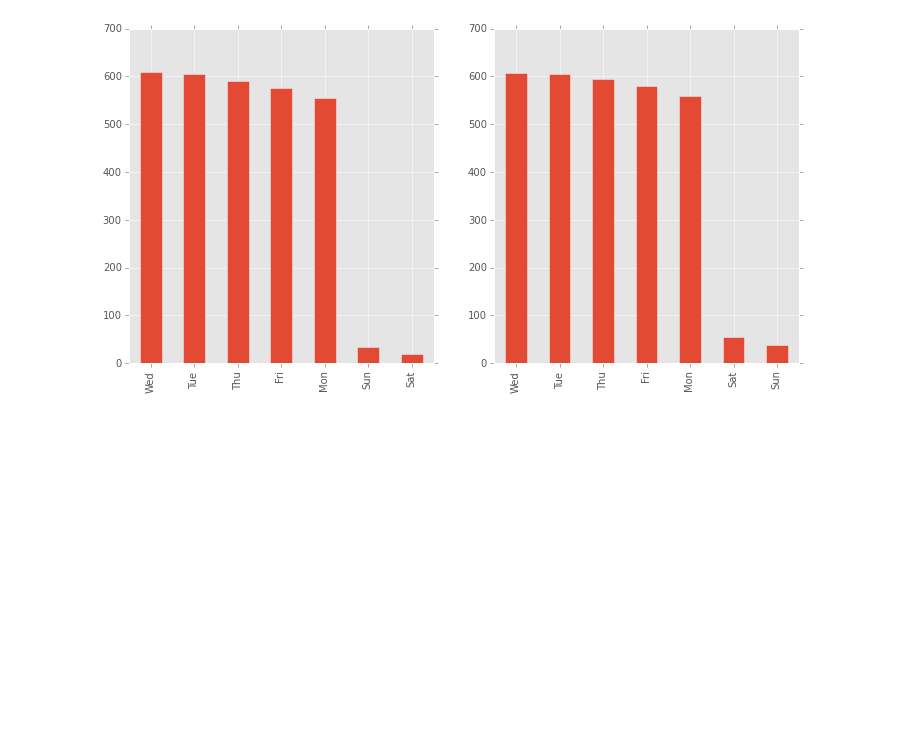
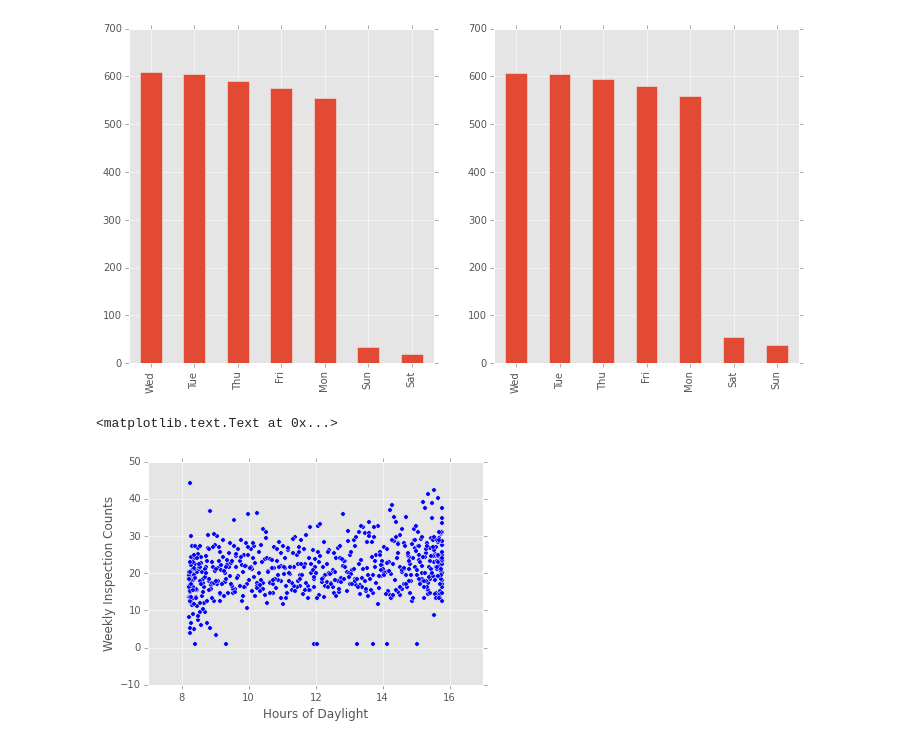
Before and after one commit to RaySSharma/code-violations-seattle, a Jupyter notebook: CodeViolationsSeattle.ipynb, the cells around one changed output. Saved outputs shown, nothing was run; the diff lists cells and outputs as text; code cells hidden in the pictures; blank space fills up the shorter version.

```diff
--- a/CodeViolationsSeattle.ipynb
+++ b/CodeViolationsSeattle.ipynb
@@ -6,6 +6,6 @@ import numpy as np
 import matplotlib.pyplot as plt
 plt.style.use('ggplot')
 
-data = pd.read_csv('data.csv', header=0, parse_dates=True)
-data = data.dropna(subset=['Latitude','Longitude'])
+violations = pd.read_csv('violations.csv', header=0, parse_dates=True)
+violations = data.dropna(subset=['Latitude','Longitude'])
 # %%
@@ -50,15 +50,15 @@ axes[1].set_ylabel('Latitude')
 <matplotlib.text.Text at 0x...>
 [figure]
 # %%
-case_counts = data['Date Case Created'].value_counts()
-inspec_counts = data['Last Inspection Date'].value_counts()
-total_counts = case_counts + inspec_counts
+case_counts = violations['Date Case Created'].value_counts()
+inspec_counts = violations['Last Inspection Date'].value_counts()
+total_counts = inspec_counts.add(case_counts, fill_value=0)
 
 case_dates = pd.to_datetime(case_counts.index, format='%m/%d/%Y')
 inspec_dates = pd.to_datetime(inspec_counts.index, format='%m/%d/%Y')
 total_dates = total_counts.index.to_datetime()
 
-violations = pd.DataFrame({'Case Creation': pd.Series(case_counts.tolist(), index=case_dates),
+inspections = pd.DataFrame({'Case Creation': pd.Series(case_counts.tolist(), index=case_dates),
                            'Followup Inspection': pd.Series(inspec_counts.tolist(), index=inspec_dates),
                           'Total Inspections': pd.Series(total_counts.tolist(), index=total_dates)})
 # %%
@@ -112,0 +106,12 @@ pd.Series([WEEKDAY[i] for i in inspec_dates.weekday]).value_counts().plot(kind='
+# %%
+inspec_weekly = inspections['Total Inspections'].resample('W').dropna()
+inspec_weekly = inspec_weekly[:,np.newaxis]
+daylight_weekly = weekly.dropna().index.map(hours_of_daylight)
+daylight_weekly = daylight_weekly[:,np.newaxis]
+
+plt.scatter(daylight_weekly, inspec_weekly)
+plt.xlabel('Hours of Daylight')
+plt.ylabel('Weekly Inspection Counts')
+# %% [output]
+<matplotlib.text.Text at 0x...>
+[figure, added]
```
Also changed, not shown: parts of 16 cells of this notebook, 6 other files.
